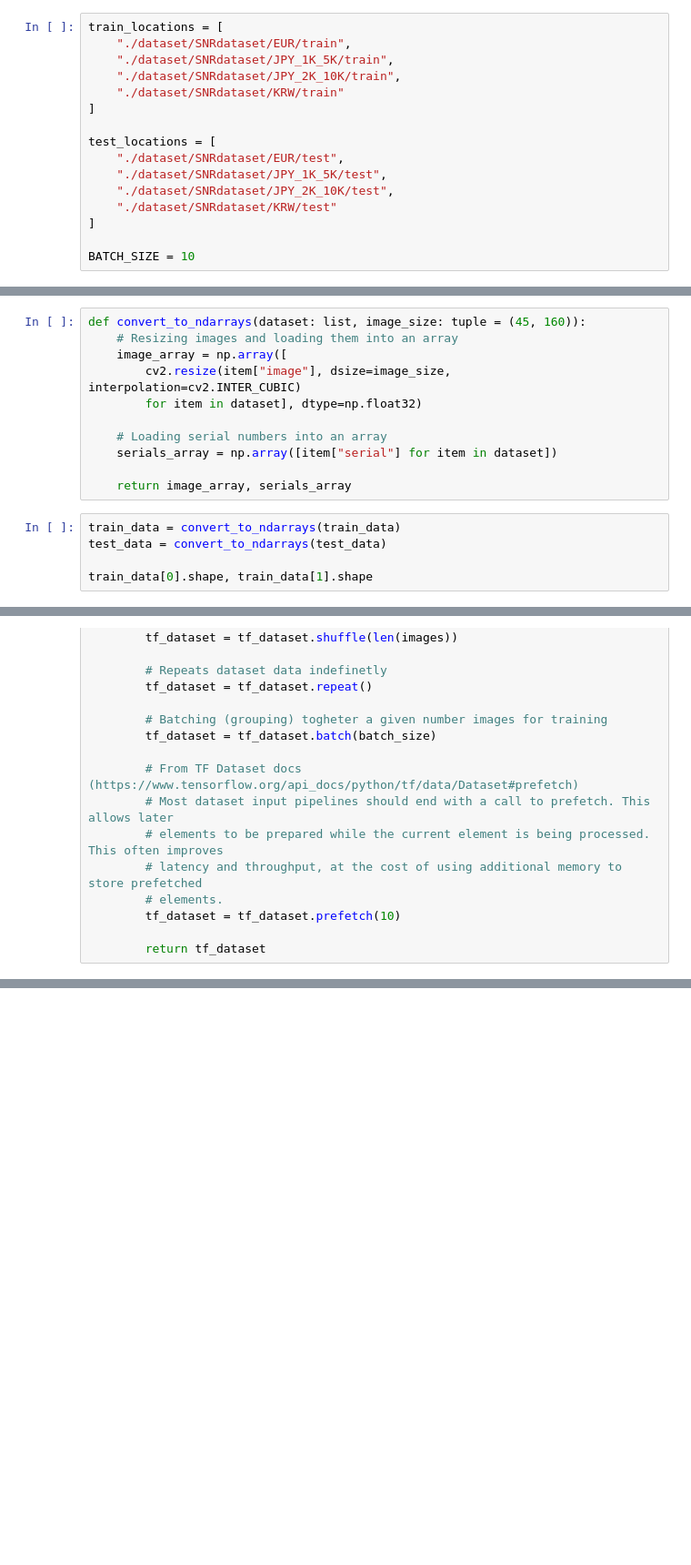
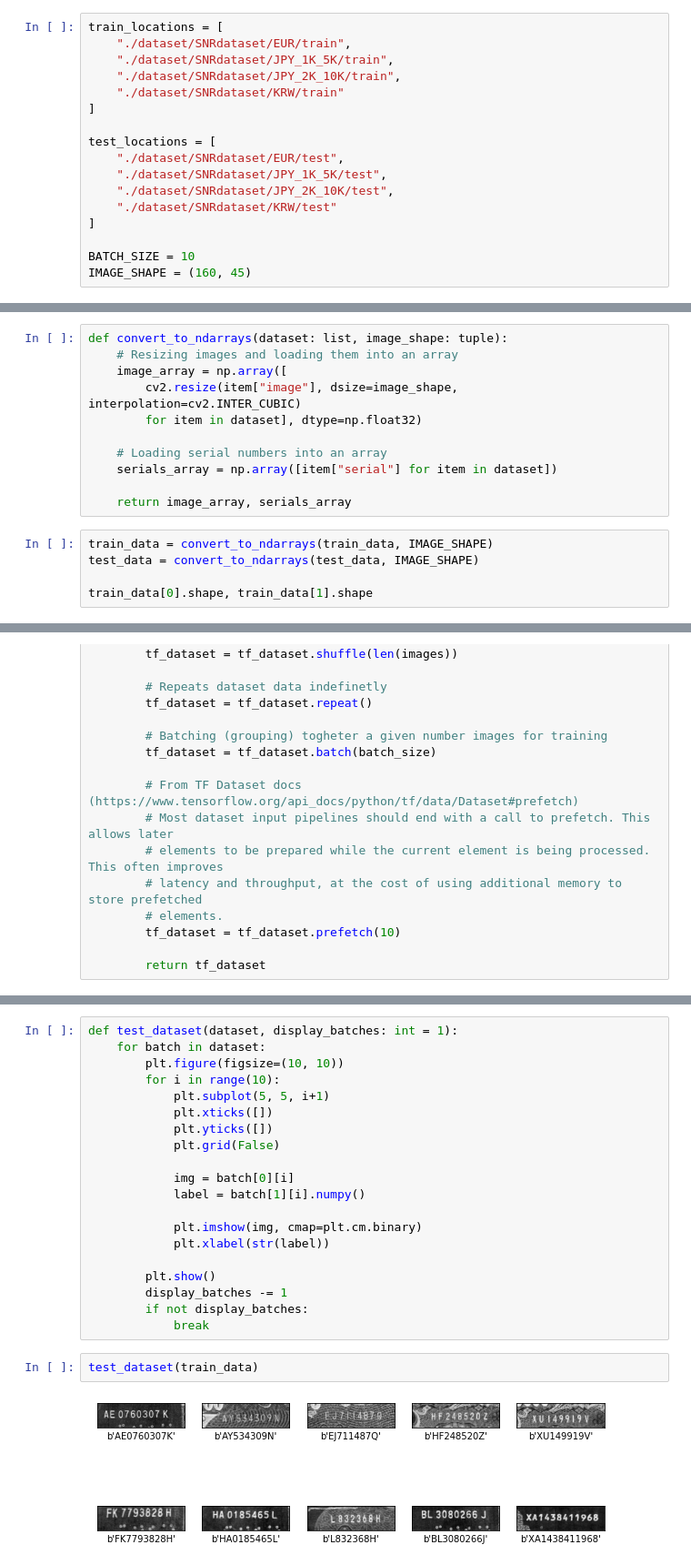
Before and after one commit to angel-penchev/banknote-serial, a Jupyter notebook: banknote_serial.ipynb, the cells around one changed output, grey strips where cells are left out. Shown: that part at 91% size. Drawn from its saved outputs; the diff is of its cells as text; blank space fills up the shorter version.

Commit message:
[Feat] Augmented dataset (recognition)
Variation in the images is now introduced and infinetly repeated.
Resolved #4.

```diff
--- a/banknote_serial.ipynb
+++ b/banknote_serial.ipynb
@@ -40,6 +42,7 @@ test_locations = [
 ]
 
 BATCH_SIZE = 10
+IMAGE_SHAPE = (160, 45)
 # %% [markdown]
 ## Exploring image data
 # %% [markdown]
@@ -127,10 +130,10 @@ plt.show()
 #### Convert data in numpy arrays
 Loading the list data into ndarrays and resizing images for a consistent array shape.
 # %%
-def convert_to_ndarrays(dataset: list, image_size: tuple = (45, 160)):
+def convert_to_ndarrays(dataset: list, image_shape: tuple):
     # Resizing images and loading them into an array
     image_array = np.array([
-        cv2.resize(item["image"], dsize=image_size, interpolation=cv2.INTER_CUBIC)
+        cv2.resize(item["image"], dsize=image_shape, interpolation=cv2.INTER_CUBIC)
         for item in dataset], dtype=np.float32)
 
     # Loading serial numbers into an array
@@ -138,8 +141,8 @@ def convert_to_ndarrays(dataset: list, image_size: tuple = (45, 160)):
 
     return image_array, serials_array
 # %%
-train_data = convert_to_ndarrays(train_data)
-test_data = convert_to_ndarrays(test_data)
+train_data = convert_to_ndarrays(train_data, IMAGE_SHAPE)
+test_data = convert_to_ndarrays(test_data, IMAGE_SHAPE)
 
 train_data[0].shape, train_data[1].shape
 # %% [output]
@@ -181,0 +185,24 @@ train_data
+# %%
+def test_dataset(dataset, display_batches: int = 1):
+    for batch in dataset:
+        plt.figure(figsize=(10, 10))
+        for i in range(10):
+            plt.subplot(5, 5, i+1)
+            plt.xticks([])
+            plt.yticks([])
+            plt.grid(False)
+
+            img = batch[0][i]
+            label = batch[1][i].numpy()
+
+            plt.imshow(img, cmap=plt.cm.binary)
+            plt.xlabel(str(label))
+
+        plt.show()
+        display_batches -= 1
+        if not display_batches:
+            break
+# %%
+test_dataset(train_data)
+# %% [output]
+[figure, added]
```
Also changed, not shown: parts of 10 cells of this notebook.
